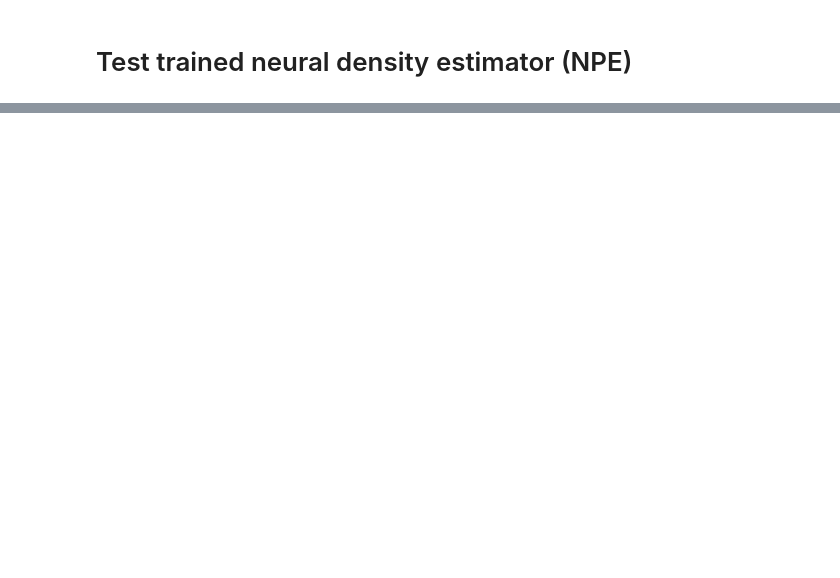
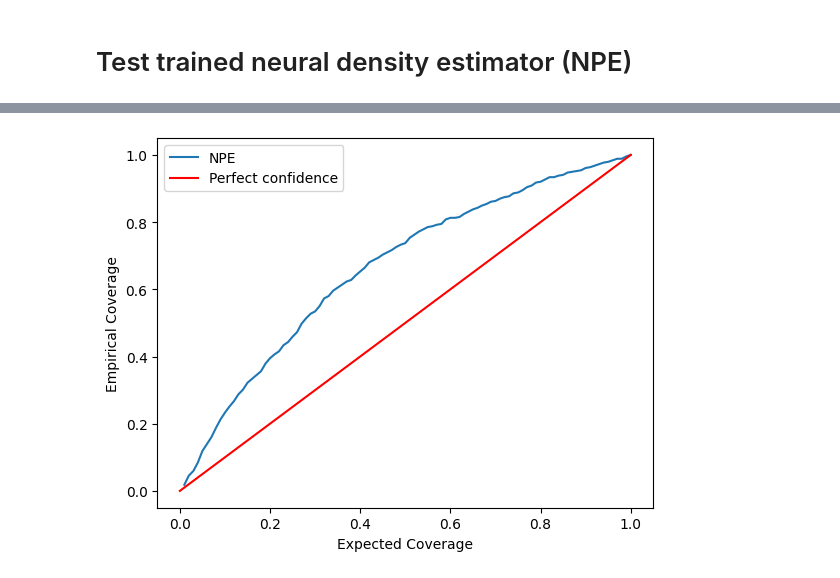
Before and after one commit to nadavbennun1/wf_ext, a Jupyter notebook: test_npe.ipynb, the cells around one changed output, grey strips where cells are left out. Cells and saved outputs as stored; diff of their text form; code cells hidden in the pictures; blank space fills up the shorter version.

```diff
--- a/test_npe.ipynb
+++ b/test_npe.ipynb
@@ -43,3 +55,29 @@ plot_test_results(test_results)
+# %%
+%%capture
+# Fast coverage function
+import torch
+def coverage(posterior, X, theta):
+    covs = []
+    for i in range(len(X)):
+        samples = posterior.set_default_x(X.iloc[i,:]).sample((200,))
+        params = torch.tensor(theta.iloc[i,:], dtype=torch.float32)
+        covs.append((posterior.log_prob(samples) > posterior.log_prob(params)).sum()/200)
+    return np.array(covs)
+
+covs = coverage(posterior, X, theta)
+# %%
+def plot_coverage(covs):
+    H,X1 = np.histogram(covs, bins = 100, range = (0,1), density = True)
+    dx = X1[1] - X1[0]
+    F1 = np.cumsum(H)*dx
+    plt.plot(X1[1:], F1, label = 'NPE')
+    plt.plot(np.linspace(0,1,100),np.linspace(0,1,100), color='red', label='Perfect confidence')
+    plt.xlabel('Expected Coverage')
+    plt.ylabel('Empirical Coverage')
+    plt.legend()
+plot_coverage(covs)
+# %% [output]
+[figure, added]
 # %%
 %%capture
 # Test on simulations from another model - DFE
```
Also changed, not shown: parts of 12 cells of this notebook, 9 other files.
